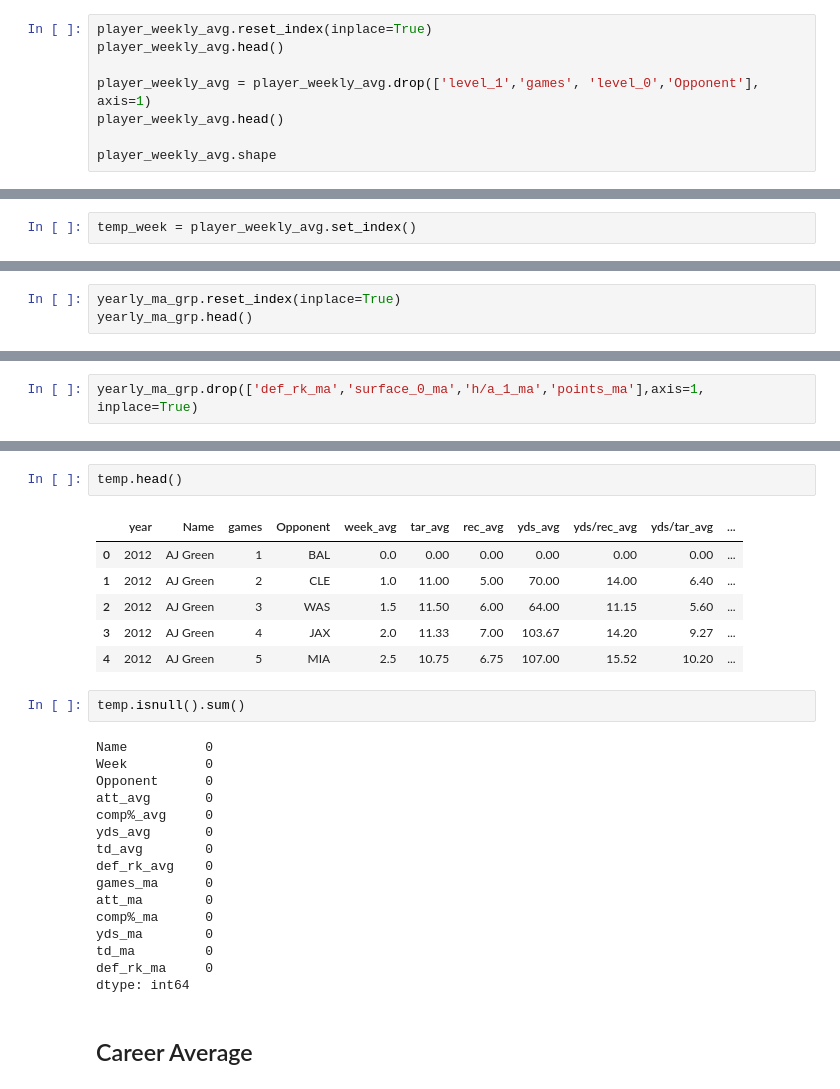
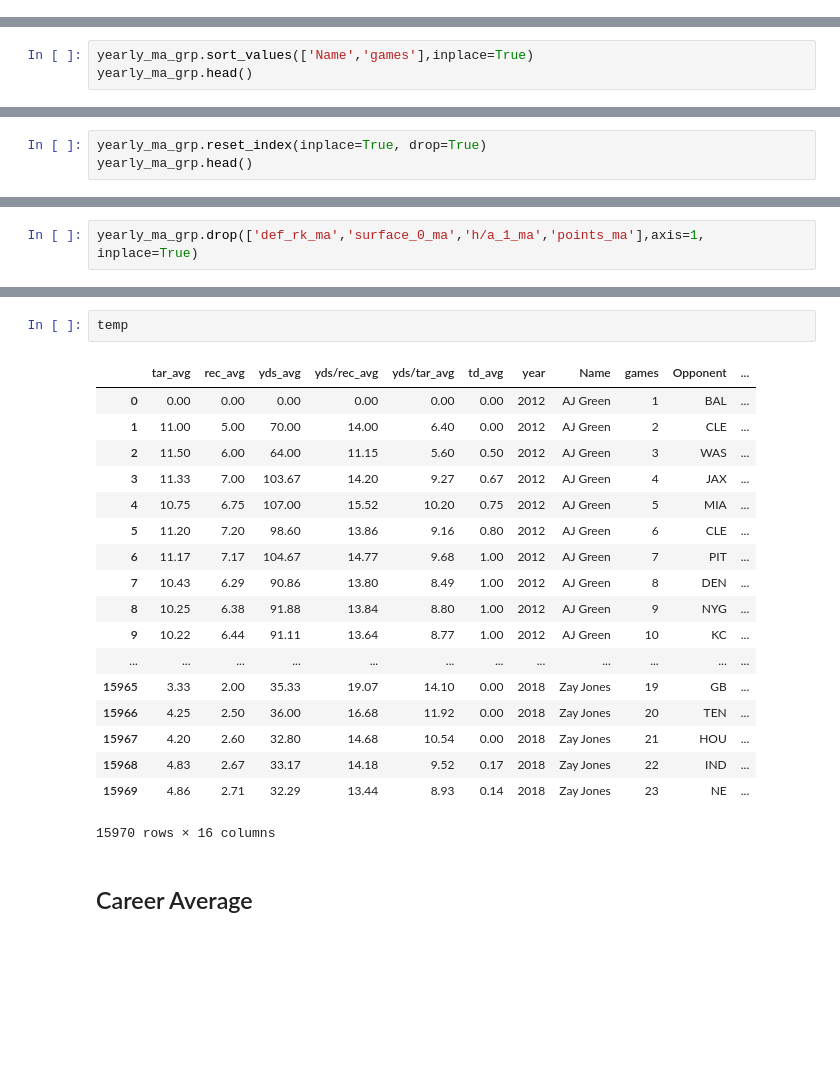
Before and after one commit to bobbdyai73/draftkings, a Jupyter notebook: wr_feature_engineering.ipynb, the cells around one changed output, grey strips where cells are left out. Cells and saved outputs as stored; diff of their text form; blank space fills up the shorter version.

```diff
--- a/wr_feature_engineering.ipynb
+++ b/wr_feature_engineering.ipynb
@@ -345,8 +302,0 @@ player_weekly_avg.shape
-# %%
-player_weekly_avg.reset_index(inplace=True)
-player_weekly_avg.head()
-
-player_weekly_avg = player_weekly_avg.drop(['level_1','games', 'level_0','Opponent'], axis=1)
-player_weekly_avg.head()
-
-player_weekly_avg.shape
@@ -360,2 +302,0 @@ player_weekly_avg.shape
-# %%
-temp_week = player_weekly_avg.set_index()
@@ -413,0 +366,3 @@ yearly_ma_grp.head()
+# %%
+yearly_ma_grp.sort_values(['Name','games'],inplace=True)
+yearly_ma_grp.head()
@@ -414,4 +376,4 @@ yearly_ma_grp.head()
 # %%
-yearly_ma_grp.reset_index(inplace=True)
+yearly_ma_grp.reset_index(inplace=True, drop=True)
 yearly_ma_grp.head()
 # %% [output]
@@ -457,30 +460,24 @@ dtype: int64
 # %%
-temp.head()
+temp
 # %% [output]
-|  | year | Name | games | Opponent | week_avg | tar_avg | rec_avg | yds_avg | yds/rec_avg | yds/tar_avg | ... |
-| 0 | 2012 | AJ Green | 1 | BAL | 0.0 | 0.00 | 0.00 | 0.00 | 0.00 | 0.00 | ... |
-| 1 | 2012 | AJ Green | 2 | CLE | 1.0 | 11.00 | 5.00 | 70.00 | 14.00 | 6.40 | ... |
-| 2 | 2012 | AJ Green | 3 | WAS | 1.5 | 11.50 | 6.00 | 64.00 | 11.15 | 5.60 | ... |
-| 3 | 2012 | AJ Green | 4 | JAX | 2.0 | 11.33 | 7.00 | 103.67 | 14.20 | 9.27 | ... |
-| 4 | 2012 | AJ Green | 5 | MIA | 2.5 | 10.75 | 6.75 | 107.00 | 15.52 | 10.20 | ... |
+|  | tar_avg | rec_avg | yds_avg | yds/rec_avg | yds/tar_avg | td_avg | year | Name | games | Opponent | ... |
+| 0 | 0.00 | 0.00 | 0.00 | 0.00 | 0.00 | 0.00 | 2012 | AJ Green | 1 | BAL | ... |
+| 1 | 11.00 | 5.00 | 70.00 | 14.00 | 6.40 | 0.00 | 2012 | AJ Green | 2 | CLE | ... |
+| 2 | 11.50 | 6.00 | 64.00 | 11.15 | 5.60 | 0.50 | 2012 | AJ Green | 3 | WAS | ... |
+| 3 | 11.33 | 7.00 | 103.67 | 14.20 | 9.27 | 0.67 | 2012 | AJ Green | 4 | JAX | ... |
+| 4 | 10.75 | 6.75 | 107.00 | 15.52 | 10.20 | 0.75 | 2012 | AJ Green | 5 | MIA | ... |
+| 5 | 11.20 | 7.20 | 98.60 | 13.86 | 9.16 | 0.80 | 2012 | AJ Green | 6 | CLE | ... |
+| 6 | 11.17 | 7.17 | 104.67 | 14.77 | 9.68 | 1.00 | 2012 | AJ Green | 7 | PIT | ... |
+| 7 | 10.43 | 6.29 | 90.86 | 13.80 | 8.49 | 1.00 | 2012 | AJ Green | 8 | DEN | ... |
+| 8 | 10.25 | 6.38 | 91.88 | 13.84 | 8.80 | 1.00 | 2012 | AJ Green | 9 | NYG | ... |
+| 9 | 10.22 | 6.44 | 91.11 | 13.64 | 8.77 | 1.00 | 2012 | AJ Green | 10 | KC | ... |
+| ... | ... | ... | ... | ... | ... | ... | ... | ... | ... | ... | ... |
+| 15965 | 3.33 | 2.00 | 35.33 | 19.07 | 14.10 | 0.00 | 2018 | Zay Jones | 19 | GB | ... |
+| 15966 | 4.25 | 2.50 | 36.00 | 16.68 | 11.92 | 0.00 | 2018 | Zay Jones | 20 | TEN | ... |
+| 15967 | 4.20 | 2.60 | 32.80 | 14.68 | 10.54 | 0.00 | 2018 | Zay Jones | 21 | HOU | ... |
+| 15968 | 4.83 | 2.67 | 33.17 | 14.18 | 9.52 | 0.17 | 2018 | Zay Jones | 22 | IND | ... |
+| 15969 | 4.86 | 2.71 | 32.29 | 13.44 | 8.93 | 0.14 | 2018 | Zay Jones | 23 | NE | ... |
+15970 rows × 16 columns
-# %%
-temp.isnull().sum()
-# %% [output]
-Name          0
-Week          0
-Opponent      0
-att_avg       0
-comp%_avg     0
-yds_avg       0
-td_avg        0
-def_rk_avg    0
-games_ma      0
-att_ma        0
-comp%_ma      0
-yds_ma        0
-td_ma         0
-def_rk_ma     0
-dtype: int64
 # %% [markdown]
 ## Career Average
 # %%
```
Also changed, not shown: parts of 53 cells of this notebook, 21 other files.
